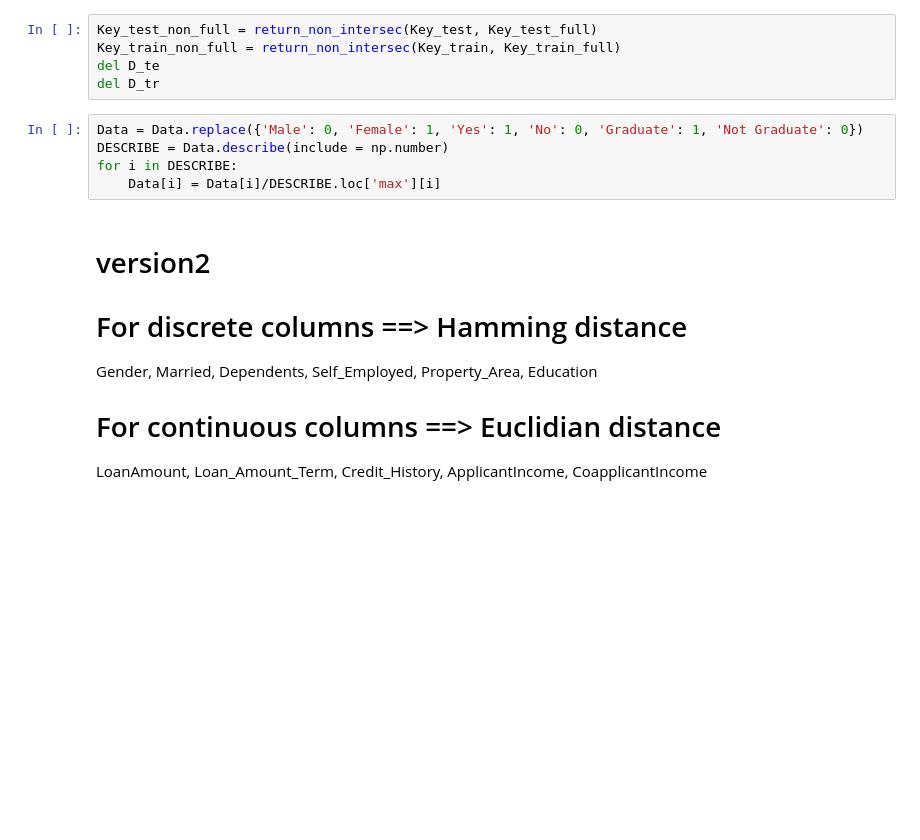
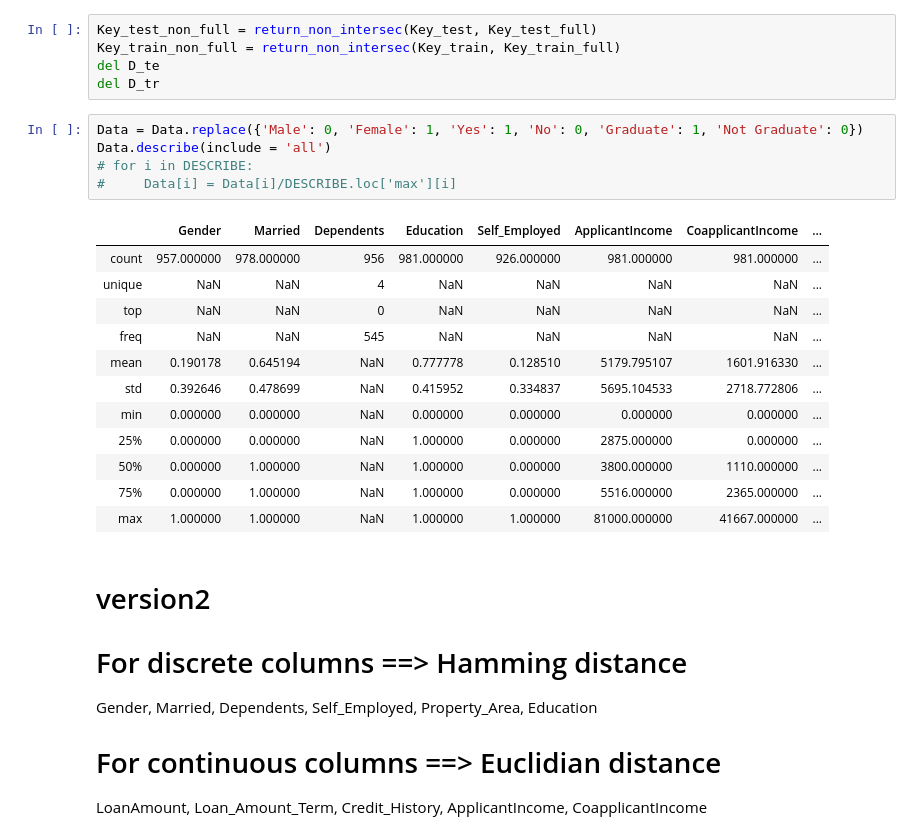
Before and after one commit to Kamin-At/Loan_prediction, a Jupyter notebook: Data_cleaning.ipynb, the cells around one changed output. Cells and saved outputs as stored; diff of their text form; blank space fills up the shorter version.

```diff
--- a/Data_cleaning.ipynb
+++ b/Data_cleaning.ipynb
@@ -57,9 +57,22 @@ del D_te
 del D_tr
 # %%
 Data = Data.replace({'Male': 0, 'Female': 1, 'Yes': 1, 'No': 0, 'Graduate': 1, 'Not Graduate': 0})
-DESCRIBE = Data.describe(include = np.number)
-for i in DESCRIBE:
-    Data[i] = Data[i]/DESCRIBE.loc['max'][i]
+Data.describe(include = 'all')
+# for i in DESCRIBE:
+#     Data[i] = Data[i]/DESCRIBE.loc['max'][i]
+# %% [output]
+|  | Gender | Married | Dependents | Education | Self_Employed | ApplicantIncome | CoapplicantIncome | ... |
+| count | 957.000000 | 978.000000 | 956 | 981.000000 | 926.000000 | 981.000000 | 981.000000 | ... |
+| unique | NaN | NaN | 4 | NaN | NaN | NaN | NaN | ... |
+| top | NaN | NaN | 0 | NaN | NaN | NaN | NaN | ... |
+| freq | NaN | NaN | 545 | NaN | NaN | NaN | NaN | ... |
+| mean | 0.190178 | 0.645194 | NaN | 0.777778 | 0.128510 | 5179.795107 | 1601.916330 | ... |
+| std | 0.392646 | 0.478699 | NaN | 0.415952 | 0.334837 | 5695.104533 | 2718.772806 | ... |
+| min | 0.000000 | 0.000000 | NaN | 0.000000 | 0.000000 | 0.000000 | 0.000000 | ... |
+| 25% | 0.000000 | 0.000000 | NaN | 1.000000 | 0.000000 | 2875.000000 | 0.000000 | ... |
+| 50% | 0.000000 | 1.000000 | NaN | 1.000000 | 0.000000 | 3800.000000 | 1110.000000 | ... |
+| 75% | 0.000000 | 1.000000 | NaN | 1.000000 | 0.000000 | 5516.000000 | 2365.000000 | ... |
+| max | 1.000000 | 1.000000 | NaN | 1.000000 | 1.000000 | 81000.000000 | 41667.000000 | ... |
 # %% [markdown]
 # version2
 
```
Also changed, not shown: parts of 3 cells of this notebook, 5 other files.
